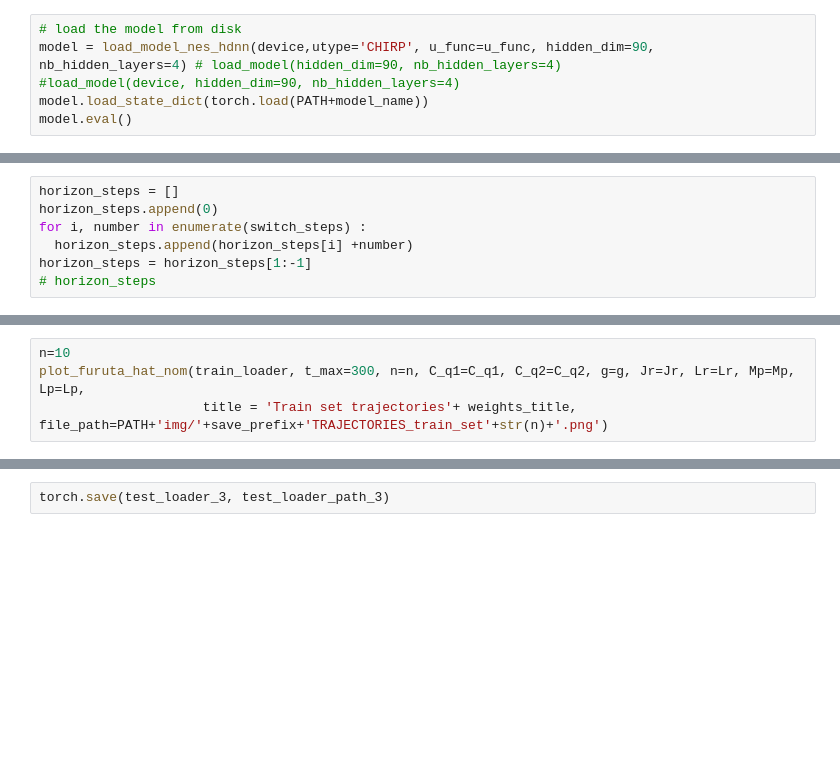
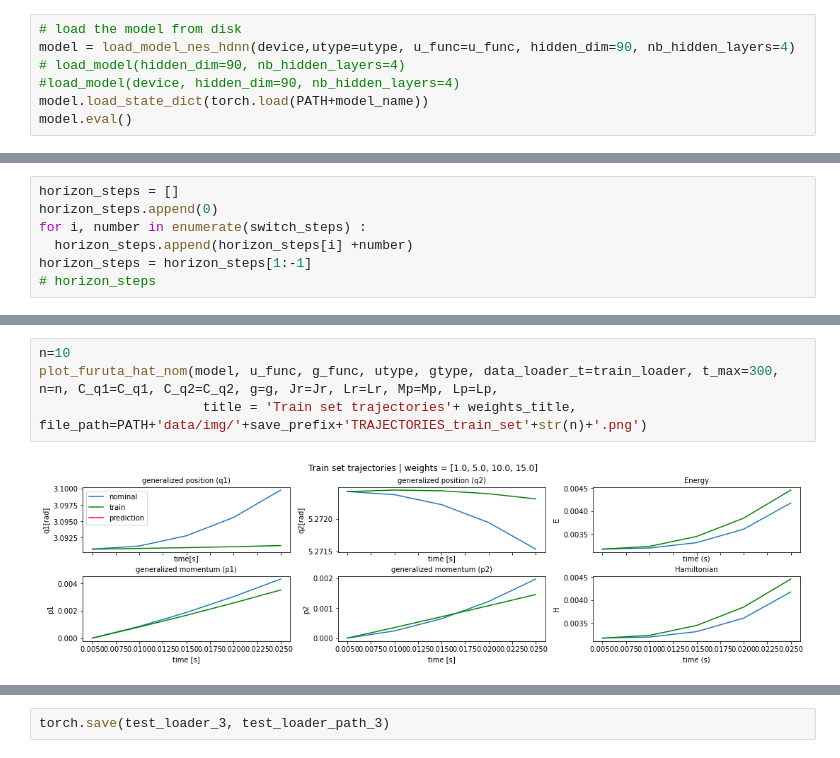
Before and after one commit to unesmu/SP-learning-hamiltonian-functions-from-data, a Jupyter notebook: notebooks/1_Furuta_NES_HDNN.ipynb, the cells around one changed output, grey strips where cells are left out. Drawn from its saved outputs; the diff is of its cells as text; blank space fills up the shorter version.

```diff
--- a/notebooks/1_Furuta_NES_HDNN.ipynb
+++ b/notebooks/1_Furuta_NES_HDNN.ipynb
@@ -187,7 +205,7 @@ model_name = 'data/models/'+save_prefix+'model_test'
 torch.save(model.state_dict(), PATH+model_name)
 # %%
 # load the model from disk
-model = load_model_nes_hdnn(device,utype='CHIRP', u_func=u_func, hidden_dim=90, nb_hidden_layers=4) # load_model(hidden_dim=90, nb_hidden_layers=4)
+model = load_model_nes_hdnn(device,utype=utype, u_func=u_func, hidden_dim=90, nb_hidden_layers=4) # load_model(hidden_dim=90, nb_hidden_layers=4)
 #load_model(device, hidden_dim=90, nb_hidden_layers=4)
 model.load_state_dict(torch.load(PATH+model_name))
 model.eval()
@@ -238,6 +260,8 @@ train_test_loss_plot(loss_train, loss_test, epochs, file_path=PATH+'img/'+save_p
 # %%
 n=10
-plot_furuta_hat_nom(train_loader, t_max=300, n=n, C_q1=C_q1, C_q2=C_q2, g=g, Jr=Jr, Lr=Lr, Mp=Mp, Lp=Lp,
-                     title = 'Train set trajectories'+ weights_title, file_path=PATH+'img/'+save_prefix+'TRAJECTORIES_train_set'+str(n)+'.png')
+plot_furuta_hat_nom(model, u_func, g_func, utype, gtype, data_loader_t=train_loader, t_max=300, n=n, C_q1=C_q1, C_q2=C_q2, g=g, Jr=Jr, Lr=Lr, Mp=Mp, Lp=Lp,
+                     title = 'Train set trajectories'+ weights_title, file_path=PATH+'data/img/'+save_prefix+'TRAJECTORIES_train_set'+str(n)+'.png')
+# %% [output]
+[figure, added]
 # %%
 n=20
```
Also changed, not shown: parts of 18 cells of this notebook, 3 other files.
